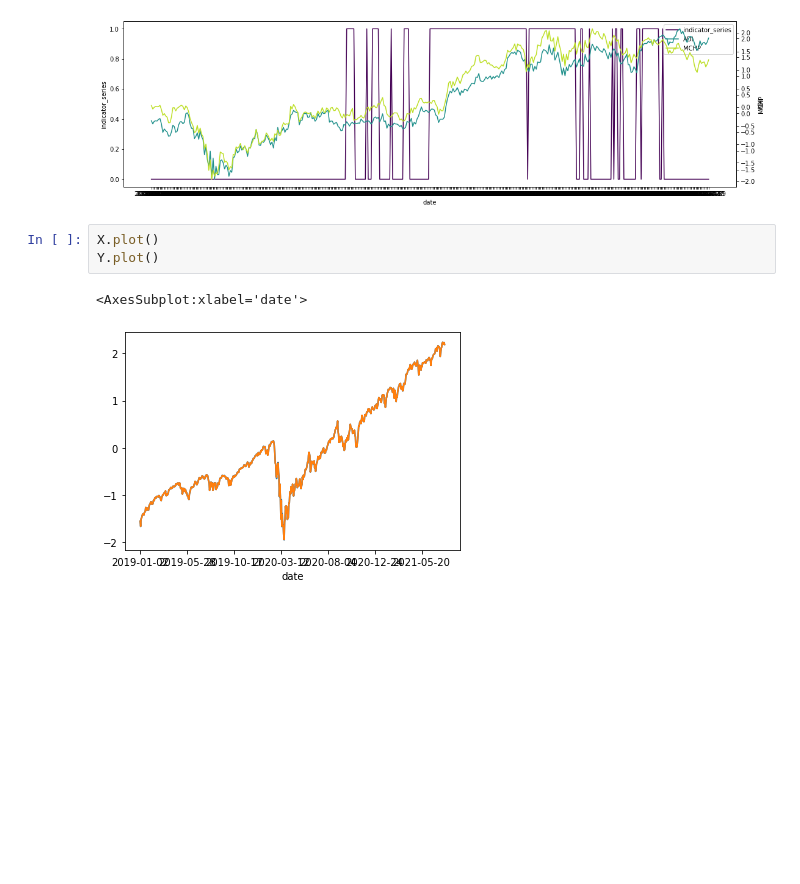
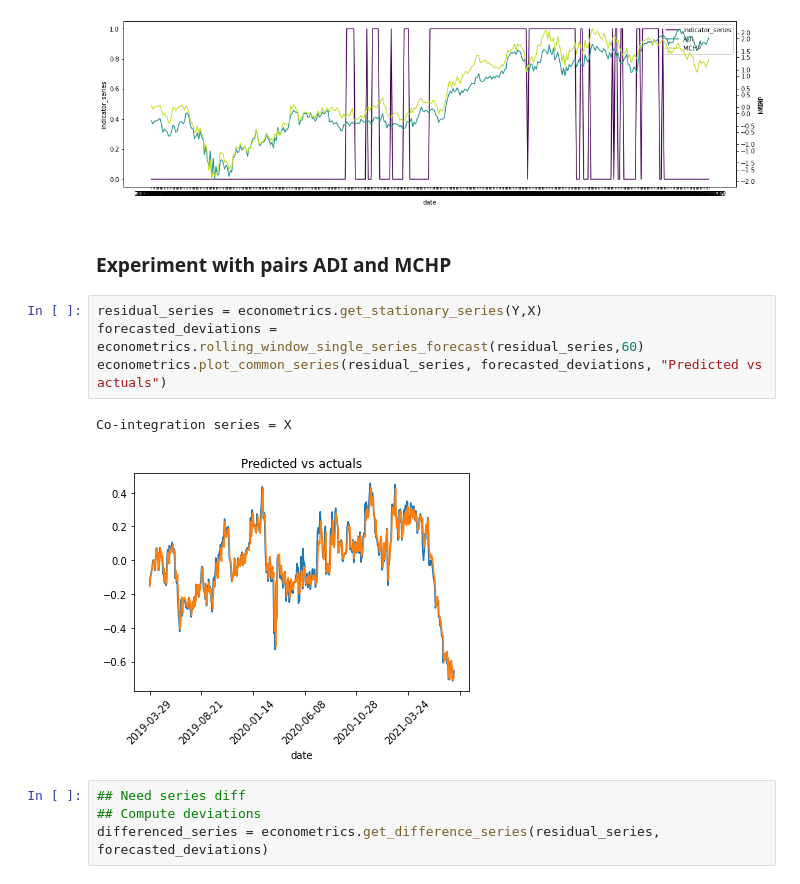
Before and after one commit to kunalc10/appianway, a Jupyter notebook: notebooks/trading_pairs.ipynb, the cells around one changed output. Saved outputs shown, nothing was run; the diff lists cells and outputs as text; blank space fills up the shorter version.

```diff
--- a/notebooks/trading_pairs.ipynb
+++ b/notebooks/trading_pairs.ipynb
@@ -127,9 +127,16 @@ date
 
 [389 rows x 1 columns]
 [figure]
-# %%
-X.plot()
-Y.plot()
-# %% [output]
-<AxesSubplot:xlabel='date'>
-[figure, removed]
+# %% [markdown]
+### Experiment with pairs ADI and MCHP
+# %%
+residual_series = econometrics.get_stationary_series(Y,X)
+forecasted_deviations = econometrics.rolling_window_single_series_forecast(residual_series,60)
+econometrics.plot_common_series(residual_series, forecasted_deviations, "Predicted vs actuals")
+# %% [output]
+Co-integration series = X
+[figure, added]
+# %%
+## Need series diff
+## Compute deviations
+differenced_series = econometrics.get_difference_series(residual_series, forecasted_deviations)
```
Also changed, not shown: parts of 7 cells of this notebook, 1 other file.
